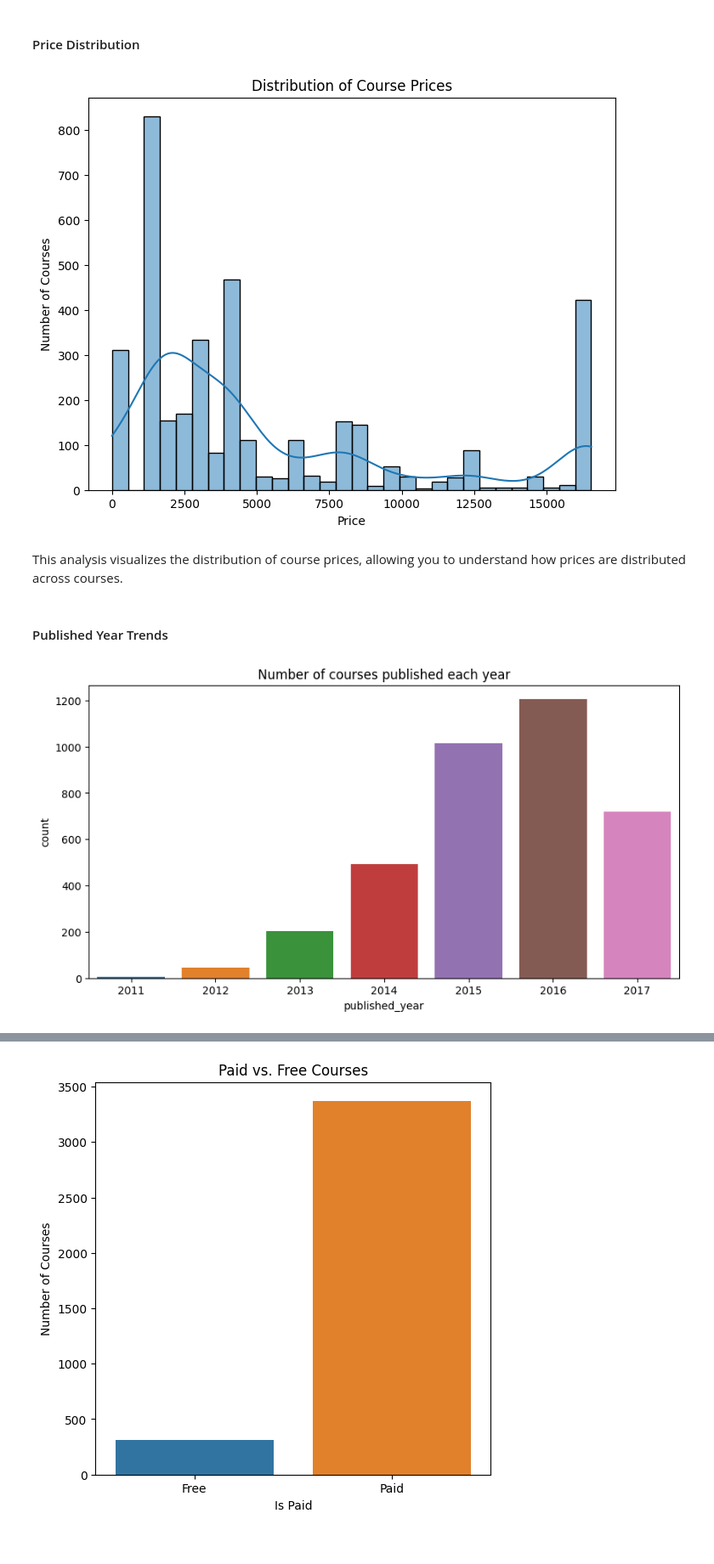
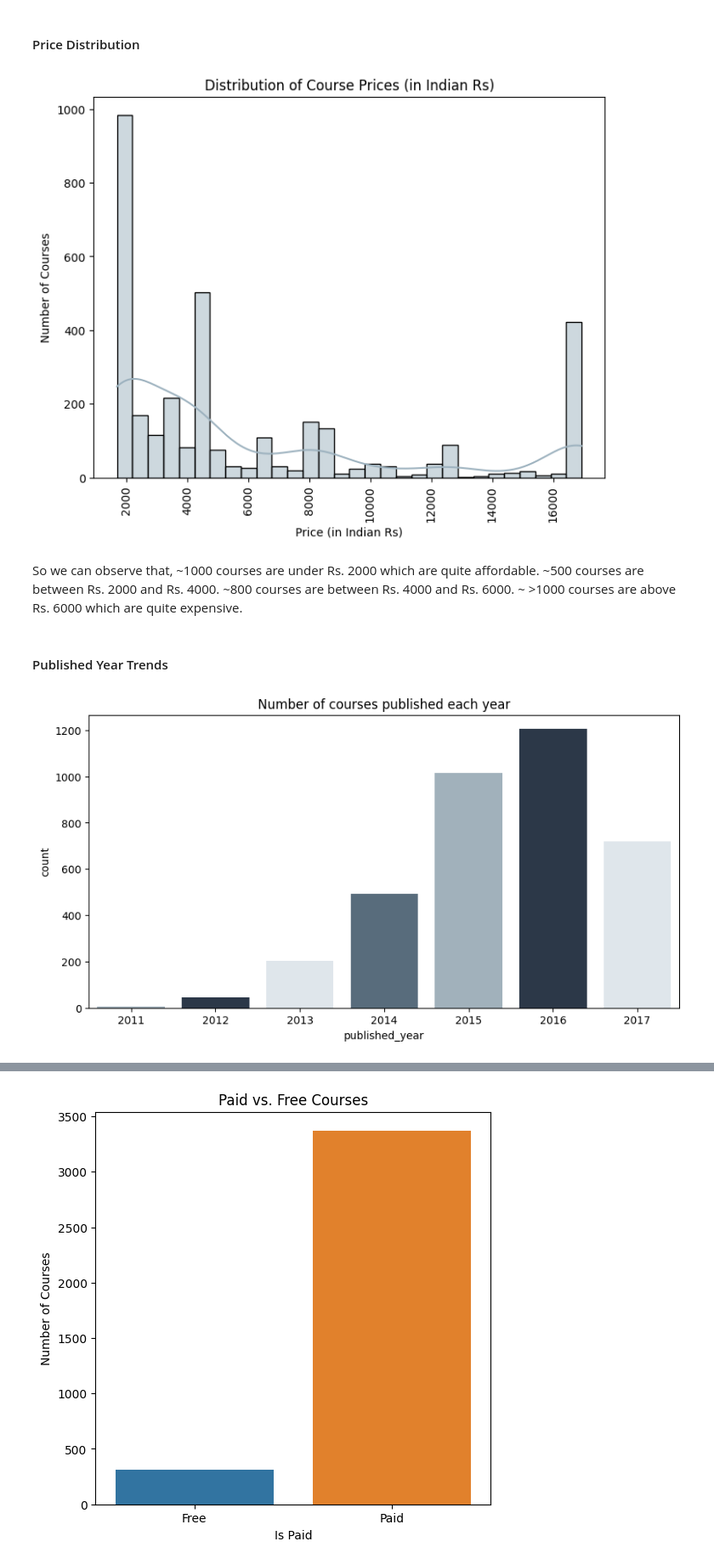
Before and after one commit to Chirag529/Udemy_Courses_Analysis, a Jupyter notebook: main.ipynb, the cells around one changed output, grey strips where cells are left out. Shown: that part at 85% size. Cells and saved outputs as stored; diff of their text form; code cells hidden in the pictures.

```diff
--- a/main.ipynb
+++ b/main.ipynb
@@ -493,7 +508,14 @@ Weak correlations (0.05 and 0.11) suggest minimal influence of 'price' on 'num_s
 # %%
+# Read the data frame again
+df = pd.read_csv("7. Udemy Courses.csv", encoding="UTF-8")
+
+# Define a custom color palette
+custom_palette = ["#9DB2BF", "#526D82", "#DDE6ED", "#27374D"]
+# custom_palette = ["#0E8388", "#2E4F4F", "#CBE4DE", "#2C3333"]
+
 # Let's see the subjects distribution in the dataset
 plt.figure(figsize=(10, 5))
-sns.countplot(x="subject", data=df)
+sns.countplot(x="subject", data=df, palette=custom_palette)
 plt.title("Subjects distribution")
 plt.show()
 # %% [output]
@@ -503,24 +525,36 @@ This analysis visualizes the distribution of courses by subject, helping identif
 # %% [markdown]
 #### Price Distribution
 # %%
-# Visualization of course price distribution
+# Assuming a conversion rate of 1 USD = 84.69 INR
+conversion_rate = 84.69
+
+# Convert "Free" prices to 0, then calculate the prices in INR
+df["price_inr"] = df["price"].replace("Free", 0).str.replace(
+    "$", "").astype(float) * conversion_rate
+
+# Visualization of course price distribution in Indian Rupees
 plt.figure(figsize=(8, 6))
-sns.histplot(df["price"], bins=30, kde=True)
-plt.title("Distribution of Course Prices")
-plt.xlabel("Price")
+sns.histplot(df["price_inr"], bins=30, kde=True, color="#9DB2BF")
+plt.title("Distribution of Course Prices (in Indian Rs)")
+plt.xlabel("Price (in Indian Rs)")
 plt.ylabel("Number of Courses")
+plt.xticks(rotation=90)
 plt.show()
 # %% [output]
-[figure, old version]
+[figure, new version]
-# %% [markdown]
-This analysis visualizes the distribution of course prices, allowing you to understand how prices are distributed across courses.
+# %% [markdown]
+So we can observe that, ~1000 courses are under Rs. 2000 which are quite affordable. ~500 courses are between Rs. 2000 and Rs. 4000. ~800 courses are between Rs. 4000 and Rs. 6000. ~ >1000 courses are above Rs. 6000 which are quite expensive.
 # %% [markdown]
 #### Published Year Trends
 # %%
+# Let's create a palette of colors
+custom_palette = ["#9DB2BF", "#27374D", "#DDE6ED", "#526D82"]
+
+
 # Let's see the number of courses published each year
 plt.figure(figsize=(10, 5))
-sns.countplot(x="published_year", data=df)
+sns.countplot(x="published_year", data=df , palette=custom_palette)
 plt.title("Number of courses published each year")
 plt.show()
 # %% [output]
-[figure, old version]
+[figure, new version]
```
Also changed, not shown: parts of 18 cells of this notebook, 1 other file.
